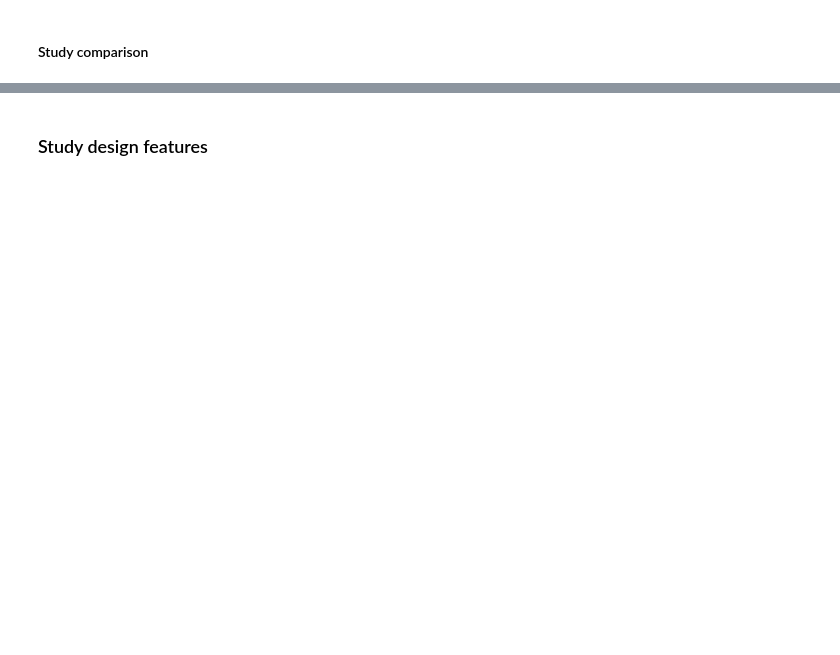
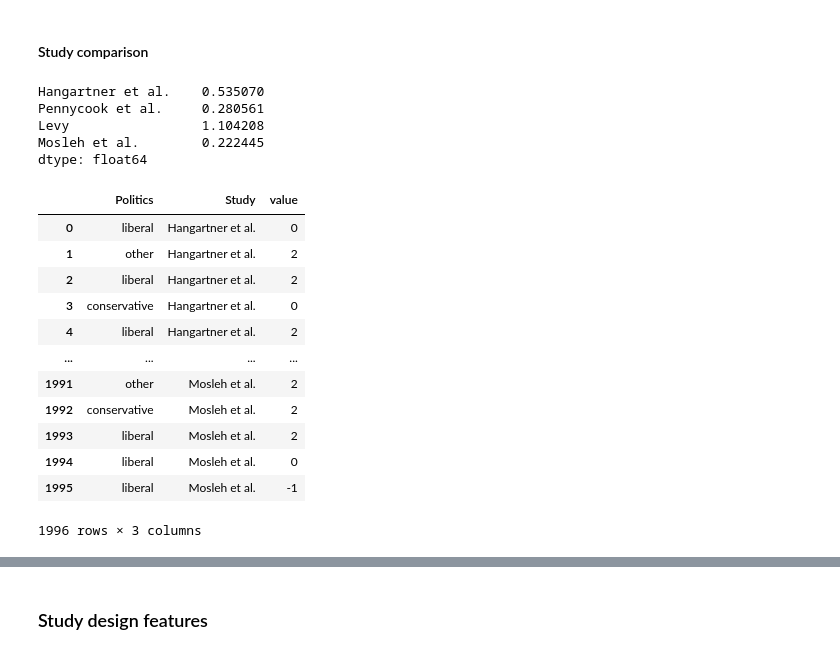
Before and after one commit to vincejstraub/article-digex-survey, a Jupyter notebook: code/notebooks/03-digex-exploratory-analysis.ipynb, the cells around one changed output, grey strips where cells are left out. Cells and saved outputs as stored; diff of their text form; code cells hidden in the pictures; blank space fills up the shorter version.

```diff
--- a/code/notebooks/03-digex-exploratory-analysis.ipynb
+++ b/code/notebooks/03-digex-exploratory-analysis.ipynb
@@ -282,0 +207,27 @@ plt.show()
+# %%
+# mean acceptance by study (-2 = completely unacceptable; 2 = completely acceptable)
+study_comparison.mean(numeric_only=True)
+# %% [output]
+Hangartner et al.    0.535070
+Pennycook et al.     0.280561
+Levy                 1.104208
+Mosleh et al.        0.222445
+dtype: float64
+# %%
+# Use the melt function to reshape the dataframe
+study_comparison = study_comparison.melt(id_vars="Politics", var_name="Study", value_name="value")
+study_comparison
+# %% [output]
+|  | Politics | Study | value |
+| 0 | liberal | Hangartner et al. | 0 |
+| 1 | other | Hangartner et al. | 2 |
+| 2 | liberal | Hangartner et al. | 2 |
+| 3 | conservative | Hangartner et al. | 0 |
+| 4 | liberal | Hangartner et al. | 2 |
+| ... | ... | ... | ... |
+| 1991 | other | Mosleh et al. | 2 |
+| 1992 | conservative | Mosleh et al. | 2 |
+| 1993 | liberal | Mosleh et al. | 2 |
+| 1994 | liberal | Mosleh et al. | 0 |
+| 1995 | liberal | Mosleh et al. | -1 |
+1996 rows × 3 columns
```
Also changed, not shown: parts of 27 cells of this notebook.
